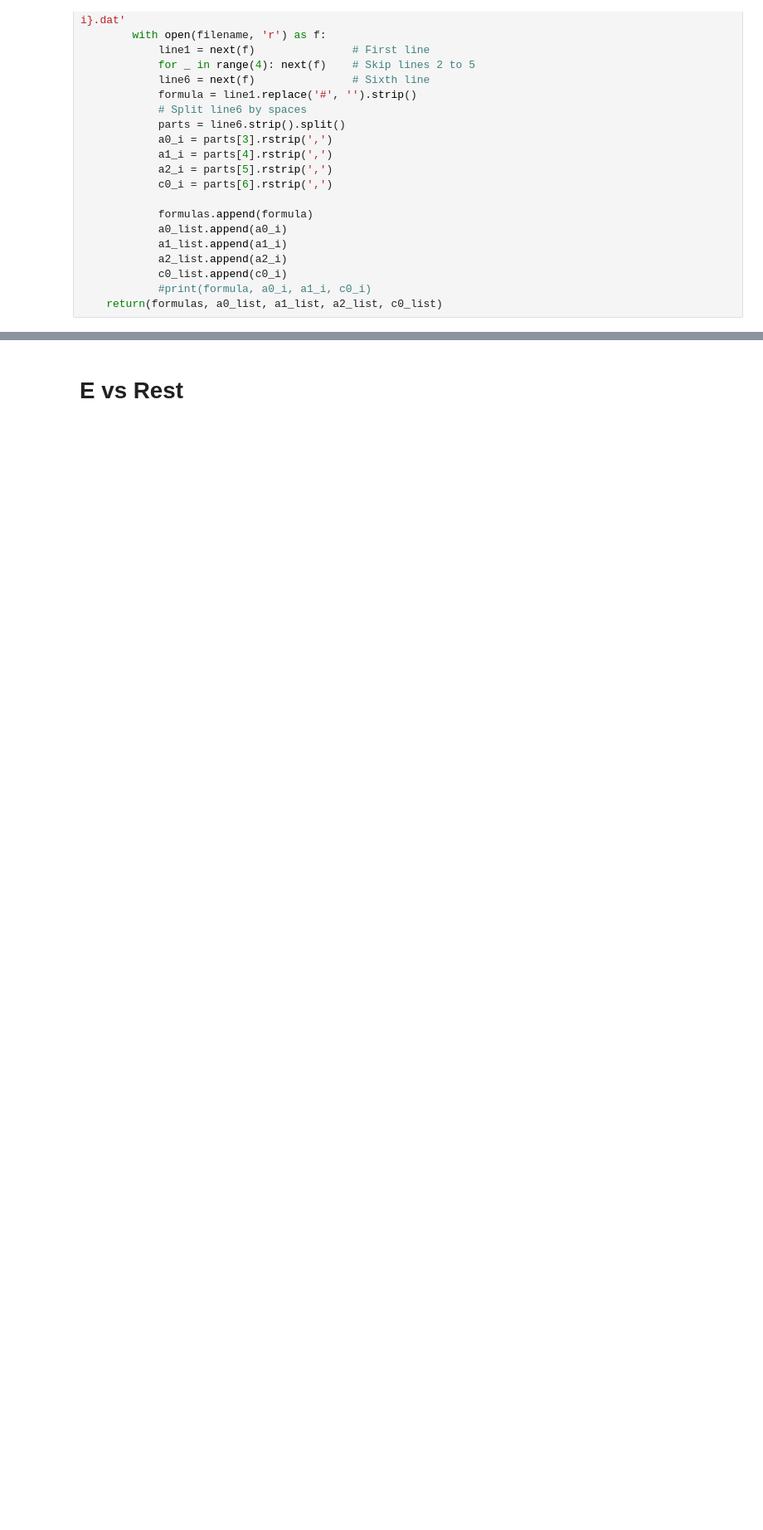
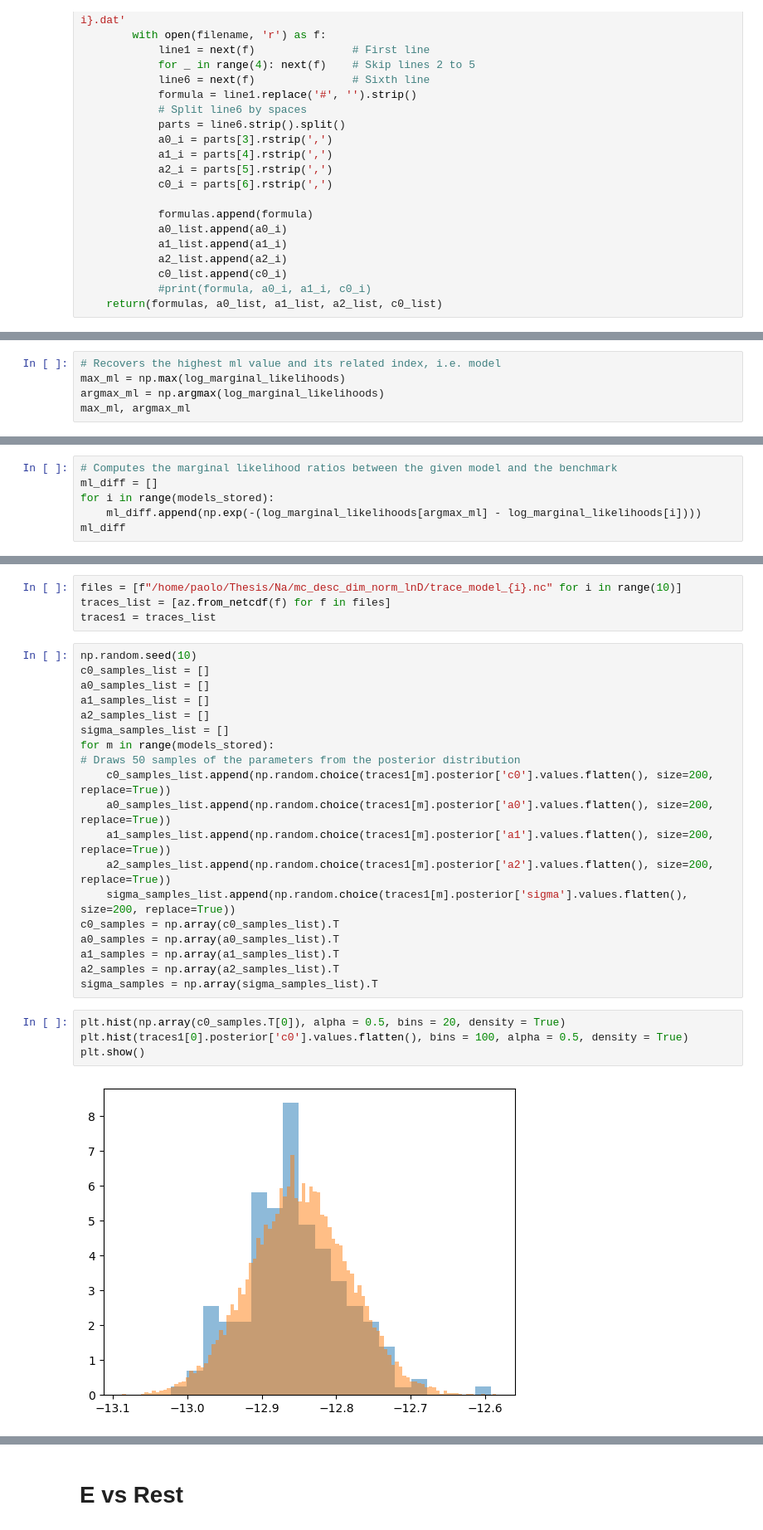
Before and after one commit to PaulD273/Symbolic-regression, a Jupyter notebook: Na/desc_dim_norm.ipynb, the cells around one changed output, grey strips where cells are left out. Shown at 83% size. Cells and saved outputs as stored; diff of their text form; blank space fills up the shorter version.

```diff
--- a/Na/desc_dim_norm.ipynb
+++ b/Na/desc_dim_norm.ipynb
@@ -263,0 +557,5 @@ extract_dd3()
+# %%
+# Recovers the highest ml value and its related index, i.e. model
+max_ml = np.max(log_marginal_likelihoods)
+argmax_ml = np.argmax(log_marginal_likelihoods)
+max_ml, argmax_ml
@@ -263,0 +564,6 @@ extract_dd3()
+# %%
+# Computes the marginal likelihood ratios between the given model and the benchmark
+ml_diff = []
+for i in range(models_stored):
+    ml_diff.append(np.exp(-(log_marginal_likelihoods[argmax_ml] - log_marginal_likelihoods[i])))
+ml_diff
@@ -263,0 +587,29 @@ extract_dd3()
+# %%
+files = [f"/home/paolo/Thesis/Na/mc_desc_dim_norm_lnD/trace_model_{i}.nc" for i in range(10)]
+traces_list = [az.from_netcdf(f) for f in files]
+traces1 = traces_list
+# %%
+np.random.seed(10)
+c0_samples_list = []
+a0_samples_list = []
+a1_samples_list = []
+a2_samples_list = []
+sigma_samples_list = []
+for m in range(models_stored):
+# Draws 50 samples of the parameters from the posterior distribution
+    c0_samples_list.append(np.random.choice(traces1[m].posterior['c0'].values.flatten(), size=200, replace=True))
+    a0_samples_list.append(np.random.choice(traces1[m].posterior['a0'].values.flatten(), size=200, replace=True))
+    a1_samples_list.append(np.random.choice(traces1[m].posterior['a1'].values.flatten(), size=200, replace=True))
+    a2_samples_list.append(np.random.choice(traces1[m].posterior['a2'].values.flatten(), size=200, replace=True))
+    sigma_samples_list.append(np.random.choice(traces1[m].posterior['sigma'].values.flatten(), size=200, replace=True))
+c0_samples = np.array(c0_samples_list).T
+a0_samples = np.array(a0_samples_list).T
+a1_samples = np.array(a1_samples_list).T
+a2_samples = np.array(a2_samples_list).T
+sigma_samples = np.array(sigma_samples_list).T
+# %%
+plt.hist(np.array(c0_samples.T[0]), alpha = 0.5, bins = 20, density = True)
+plt.hist(traces1[0].posterior['c0'].values.flatten(), bins = 100, alpha = 0.5, density = True)
+plt.show()
+# %% [output]
+[figure, added]
```
Also changed, not shown: parts of 51 cells of this notebook, 42 other files.
